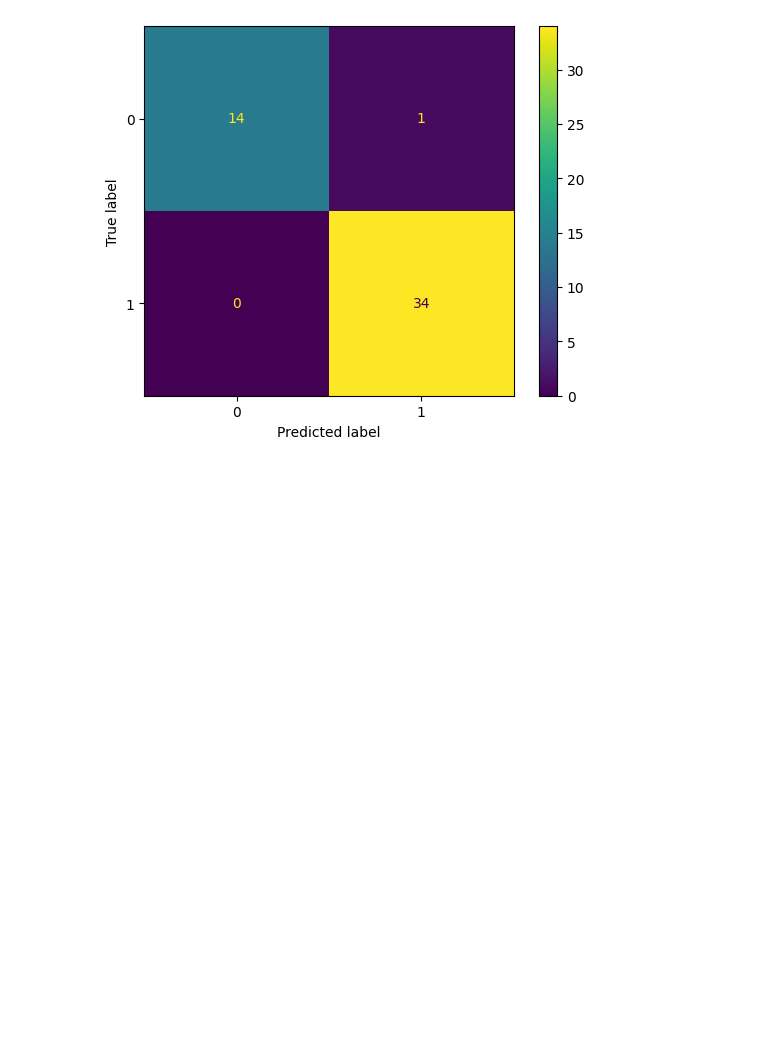
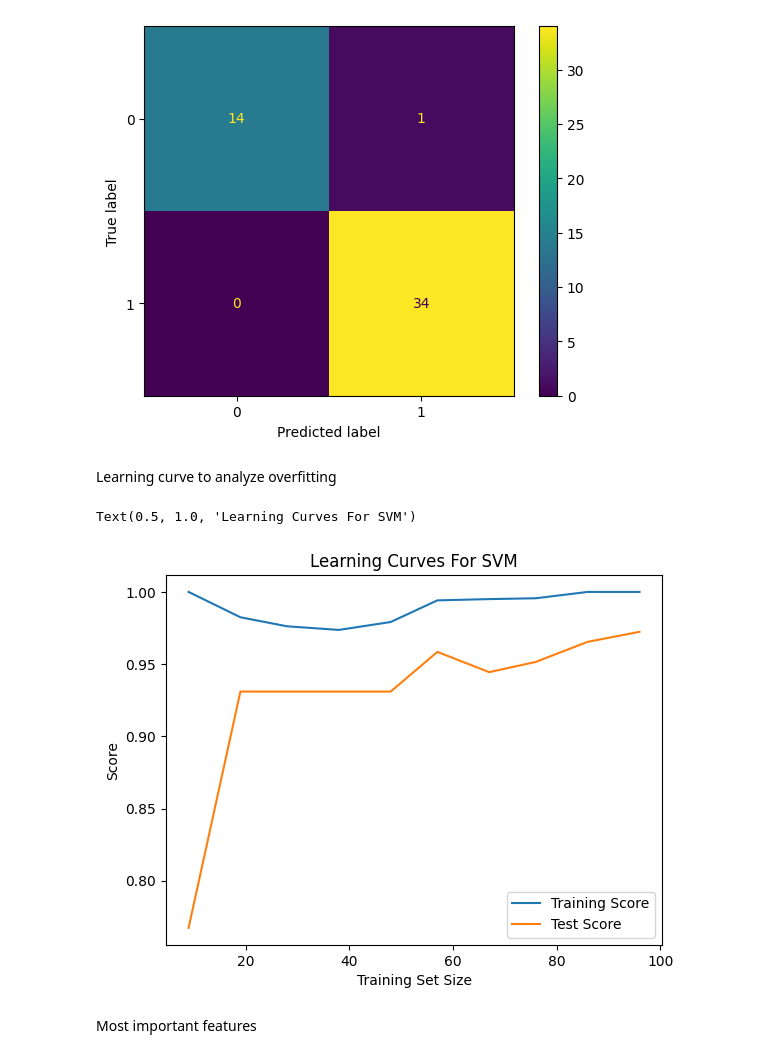
Before and after one commit to diuekwx/braf, a Jupyter notebook: base.ipynb, the cells around one changed output. Drawn from its saved outputs; the diff is of its cells as text; code cells hidden in the pictures; blank space fills up the shorter version.

Commit message:
Changed notebook to py and added learning curve, etc.

```diff
--- a/base.ipynb
+++ b/base.ipynb
@@ -208,3 +216,26 @@ ConfusionMatrixDisplay.from_estimator(svm_model, X_test_scaled, y_test)
 # %% [output]
 <sklearn.metrics._plot.confusion_matrix.ConfusionMatrixDisplay at 0x...>
 [figure]
+# %% [markdown]
+Learning curve to analyze overfitting
+# %%
+from sklearn.model_selection import learning_curve
+
+train_sizes, train_scores, test_scores = learning_curve(
+    svm_model, X_train_scaled, y_train, cv=3, n_jobs=-1, train_sizes=np.linspace(0.1, 1.0, 10)
+)
+
+train_mean = train_scores.mean(axis=1)
+test_mean = test_scores.mean(axis=1)
+
+plt.plot(train_sizes, train_mean, label='Training Score')
+plt.plot(train_sizes, test_mean, label='Test Score')
+plt.xlabel('Training Set Size')
+plt.ylabel('Score')
+plt.legend(loc='best')
+plt.title('Learning Curves For SVM')
+# %% [output]
+Text(0.5, 1.0, 'Learning Curves For SVM')
+[figure, added]
+# %% [markdown]
+Most important features
```
Also changed, not shown: parts of 4 cells of this notebook, 2 other files.
